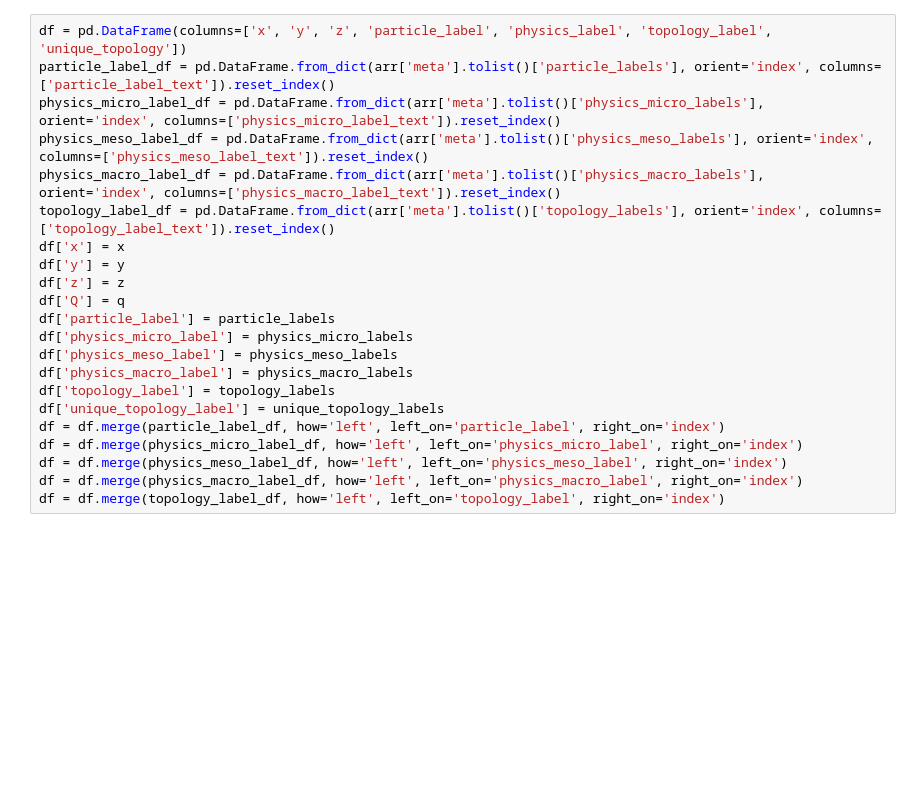
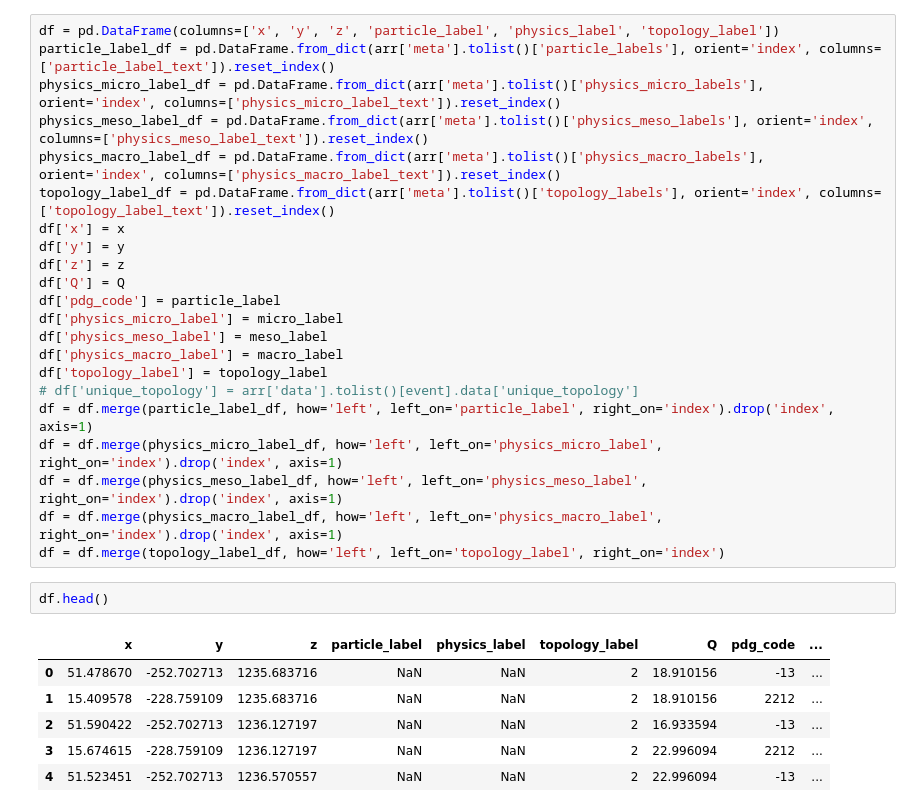
Before and after one commit to Neutron-Calibration-in-DUNE/ArrakisND, a Jupyter notebook: notebooks/test_arrakis.ipynb, the cells around one changed output. Drawn from its saved outputs; the diff is of its cells as text; blank space fills up the shorter version.

```diff
--- a/notebooks/test_arrakis.ipynb
+++ b/notebooks/test_arrakis.ipynb
@@ -67,5 +60,5 @@ plt.show()
 # %%
-df = pd.DataFrame(columns=['x', 'y', 'z', 'particle_label', 'physics_label', 'topology_label', 'unique_topology'])
+df = pd.DataFrame(columns=['x', 'y', 'z', 'particle_label', 'physics_label', 'topology_label'])
 particle_label_df = pd.DataFrame.from_dict(arr['meta'].tolist()['particle_labels'], orient='index', columns=['particle_label_text']).reset_index()
 physics_micro_label_df = pd.DataFrame.from_dict(arr['meta'].tolist()['physics_micro_labels'], orient='index', columns=['physics_micro_label_text']).reset_index()
 physics_meso_label_df = pd.DataFrame.from_dict(arr['meta'].tolist()['physics_meso_labels'], orient='index', columns=['physics_meso_label_text']).reset_index()
@@ -74,15 +67,24 @@ topology_label_df = pd.DataFrame.from_dict(arr['meta'].tolist()['topology_labels
 df['x'] = x
 df['y'] = y
 df['z'] = z
-df['Q'] = q
-df['particle_label'] = particle_labels
-df['physics_micro_label'] = physics_micro_labels
-df['physics_meso_label'] = physics_meso_labels
-df['physics_macro_label'] = physics_macro_labels
-df['topology_label'] = topology_labels
-df['unique_topology_label'] = unique_topology_labels
-df = df.merge(particle_label_df, how='left', left_on='particle_label', right_on='index')
-df = df.merge(physics_micro_label_df, how='left', left_on='physics_micro_label', right_on='index')
-df = df.merge(physics_meso_label_df, how='left', left_on='physics_meso_label', right_on='index')
-df = df.merge(physics_macro_label_df, how='left', left_on='physics_macro_label', right_on='index')
+df['Q'] = Q
+df['pdg_code'] = particle_label
+df['physics_micro_label'] = micro_label
+df['physics_meso_label'] = meso_label
+df['physics_macro_label'] = macro_label
+df['topology_label'] = topology_label
+# df['unique_topology'] = arr['data'].tolist()[event].data['unique_topology']
+df = df.merge(particle_label_df, how='left', left_on='particle_label', right_on='index').drop('index', axis=1)
+df = df.merge(physics_micro_label_df, how='left', left_on='physics_micro_label', right_on='index').drop('index', axis=1)
+df = df.merge(physics_meso_label_df, how='left', left_on='physics_meso_label', right_on='index').drop('index', axis=1)
+df = df.merge(physics_macro_label_df, how='left', left_on='physics_macro_label', right_on='index').drop('index', axis=1)
 df = df.merge(topology_label_df, how='left', left_on='topology_label', right_on='index')
+# %%
+df.head()
+# %% [output]
+|  | x | y | z | particle_label | physics_label | topology_label | Q | pdg_code | ... |
+| 0 | 51.478670 | -252.702713 | 1235.683716 | NaN | NaN | 2 | 18.910156 | -13 | ... |
+| 1 | 15.409578 | -228.759109 | 1235.683716 | NaN | NaN | 2 | 18.910156 | 2212 | ... |
+| 2 | 51.590422 | -252.702713 | 1236.127197 | NaN | NaN | 2 | 16.933594 | -13 | ... |
+| 3 | 15.674615 | -228.759109 | 1236.127197 | NaN | NaN | 2 | 22.996094 | 2212 | ... |
+| 4 | 51.523451 | -252.702713 | 1236.570557 | NaN | NaN | 2 | 22.996094 | -13 | ... |
```
Also changed, not shown: parts of 26 cells of this notebook, 4 other files.
